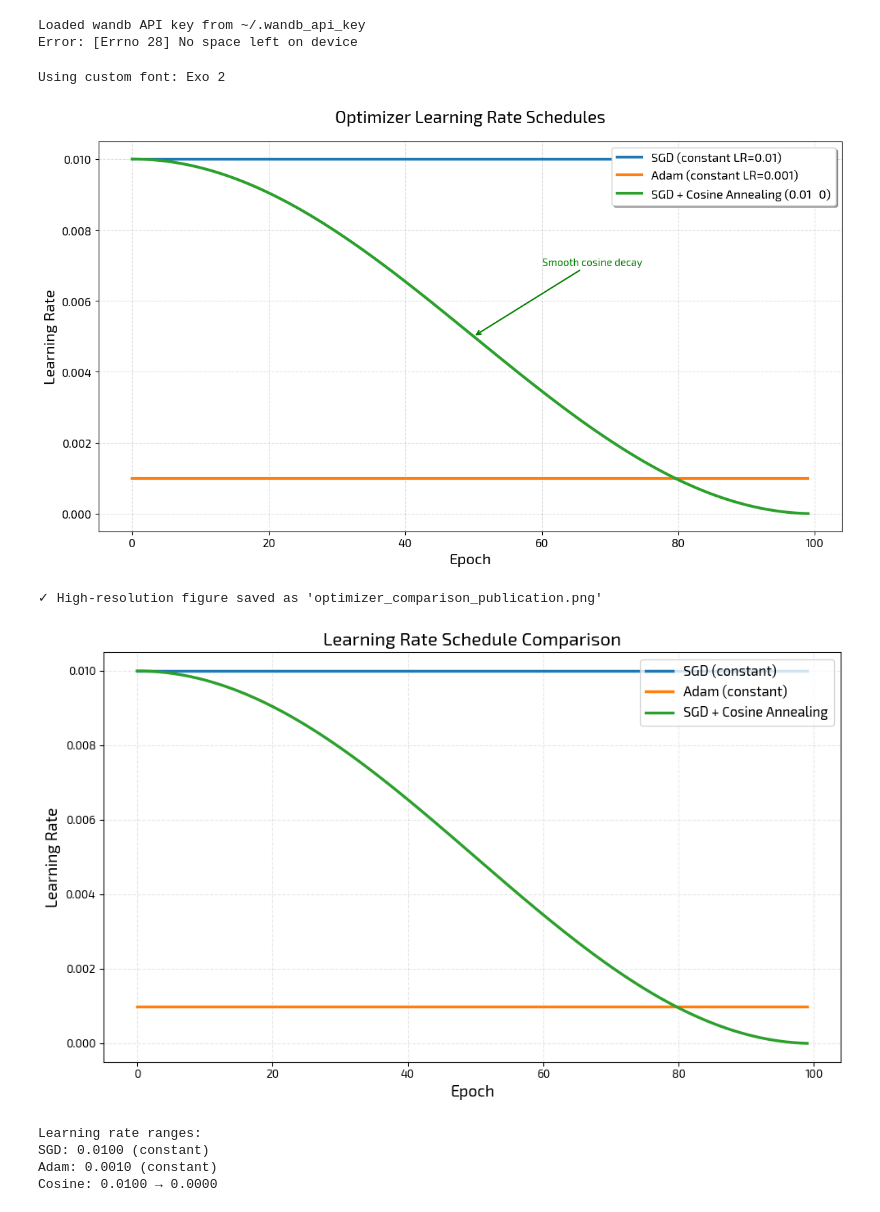
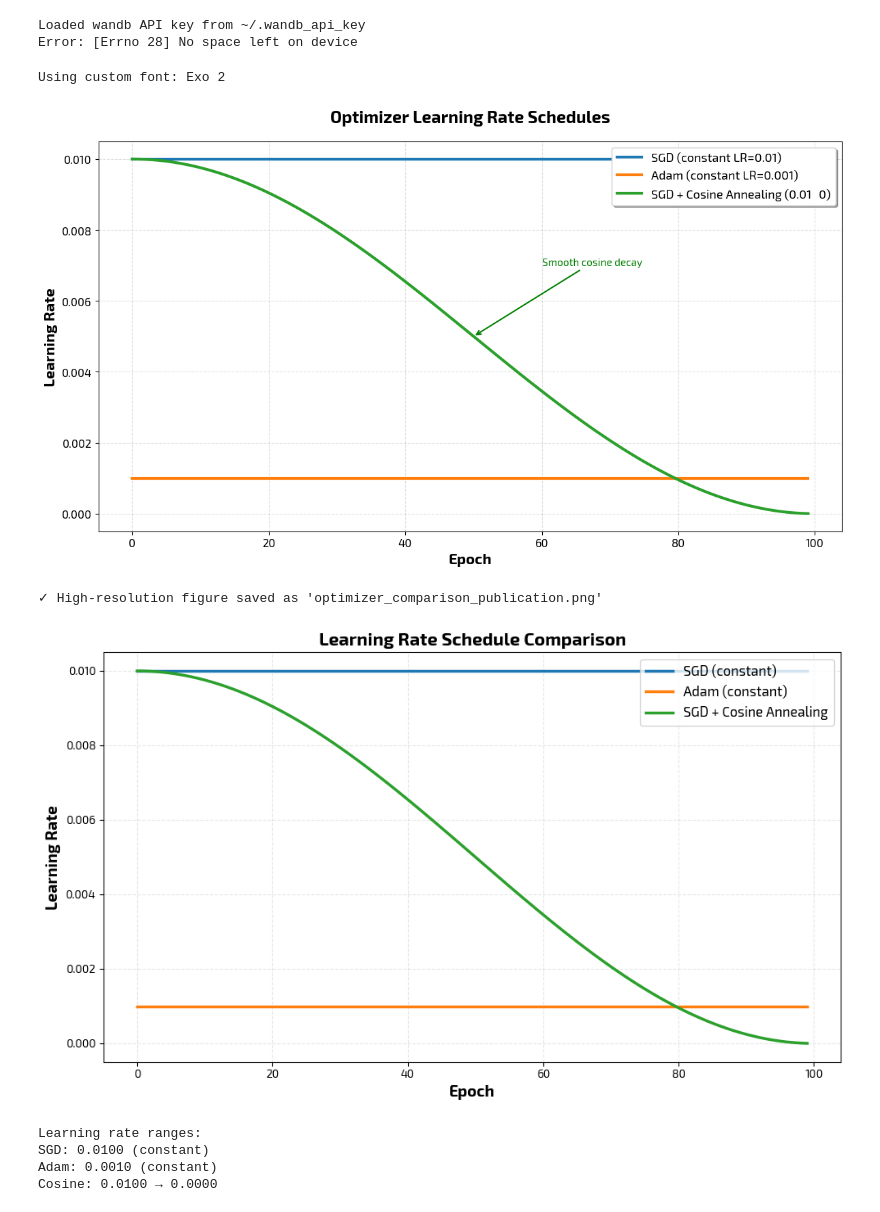
Before and after one commit to Rahul-fix/MUSH, a Jupyter notebook: notebooks/ensemble_uncertainty_notebook copy.ipynb, the cells around one changed output. Drawn from its saved outputs; the diff is of its cells as text; code cells hidden in the pictures.

Commit message:
font update

```diff
--- a/notebooks/ensemble_uncertainty_notebook copy.ipynb
+++ b/notebooks/ensemble_uncertainty_notebook copy.ipynb
@@ -670,20 +670,38 @@ Error: [Errno 28] No space left on device
 import torch
 import torch.optim as optim
 import matplotlib.pyplot as plt
-import matplotlib.pyplot as plt
-import matplotlib.font_manager as fm
+from matplotlib import font_manager
 import os
 
-# Set the font path to your preferred font (e.g., Exo2-Regular.ttf)
-font_path = os.path.join( "style", "Exo2-Regular.ttf")
-if os.path.exists(font_path):
-    fm.fontManager.addfont(font_path)
-    prop = fm.FontProperties(fname=font_path)
-    plt.rcParams['font.family'] = prop.get_name()
-    plt.rcParams['font.sans-serif'] = prop.get_name()
-    print(f"Using custom font: {prop.get_name()}")
-else:
-    print("Custom font file not found, using default font.")
+# Path to your thesis style folder
+style_dir = os.path.join('style')
+
+# Register Exo 2 font variants
+font_files = [
+    'Exo2-Light.ttf',
+    'Exo2-Bold.ttf',
+    'Exo2-BoldItalic.ttf',
+    'Exo2-Black.ttf',
+    'Exo2-BlackItalic.ttf',
+    'Exo2-ExtraBold.ttf',
+    'Exo2-ExtraBoldItalic.ttf',
+    'Exo2-ExtraLight.ttf',
+    'Exo2-ExtraLightItalic.ttf',
+    'Exo2-Italic.ttf',
+    'Exo2-LightItalic.ttf',
+    'Exo2-Medium.ttf',
+    'Exo2-MediumItalic.ttf',
+    'Exo2-Regular.ttf',
+    'Exo2-SemiBold.ttf',
+    'Exo2-SemiBoldItalic.ttf',
+    'Exo2-Thin.ttf',
+    'Exo2-ThinItalic.ttf',
+]
+for font_file in font_files:
+    font_manager.fontManager.addfont(os.path.join(style_dir, font_file))
+
+plt.rcParams['font.family'] = 'Exo 2'
+print(f"Using custom font: {prop.get_name()}")
 
 # ...existing code...
 
@@ -716,34 +734,34 @@ for epoch in range(epochs):
     scheduler.step()
 
 # Create enhanced plot
 plt.figure(figsize=(12, 7))
 plt.plot(range(epochs), lrs_sgd, label='SGD (constant LR=0.01)',
          linewidth=3, color='#1f77b4', linestyle='-')
 plt.plot(range(epochs), lrs_adam, label='Adam (constant LR=0.001)',
          linewidth=3, color='#ff7f0e', linestyle='-')
 plt.plot(range(epochs), lrs_cosine, label='SGD + Cosine Annealing (0.01→0)',
          linewidth=3, color='#2ca02c', linestyle='-')
 
 plt.xlabel('Epoch', fontsize=16, fontweight='bold')
 plt.ylabel('Learning Rate', fontsize=16, fontweight='bold')
 plt.title('Optimizer Learning Rate Schedules', fontsize=18, fontweight='bold', pad=20)
 plt.legend(fontsize=13, loc='upper right', frameon=True, shadow=True)
 plt.grid(True, alpha=0.4, linestyle='--', linewidth=0.8)
 plt.tick_params(axis='both', which='major', labelsize=12)
 
 # Add annotations
 plt.annotate('Smooth cosine decay', xy=(50, 0.005), xytext=(60, 0.007),
             arrowprops=dict(arrowstyle='->', color='green', lw=1.5),
             fontsize=11, color='green')
 
 plt.tight_layout()
 plt.savefig('optimizer_comparison_publication.png', dpi=300, bbox_inches='tight', facecolor='white')
 plt.show()
 
 print("\n✓ High-resolution figure saved as 'optimizer_comparison_publication.png'")
 # %% [output]
 Using custom font: Exo 2
-[figure, old version]
+[figure, new version]
 ✓ High-resolution figure saved as 'optimizer_comparison_publication.png'
 # %%
 import torch
@@ -799,7 +817,7 @@ print(f"SGD: {lr_sgd:.4f} (constant)")
 print(f"Adam: {lr_adam:.4f} (constant)")
 print(f"Cosine: {max(lrs_cosine):.4f} → {min(lrs_cosine):.4f}")
 # %% [output]
-[figure, old version]
+[figure, new version]
 Learning rate ranges:
 SGD: 0.0100 (constant)
 Adam: 0.0010 (constant)
```
Also changed, not shown: 2 other files.
